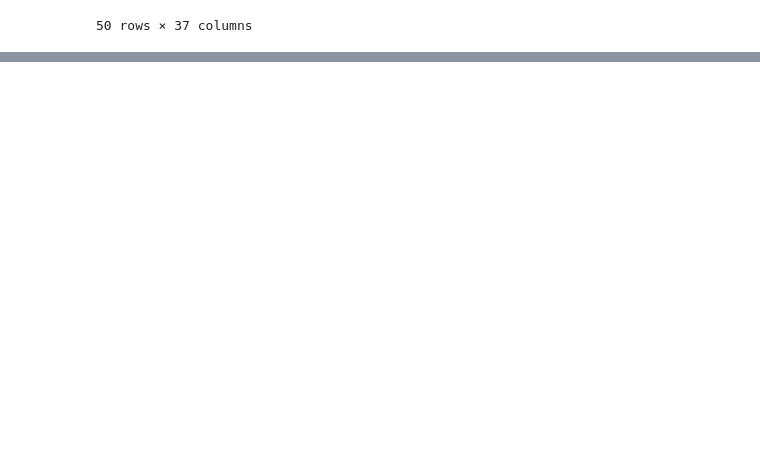
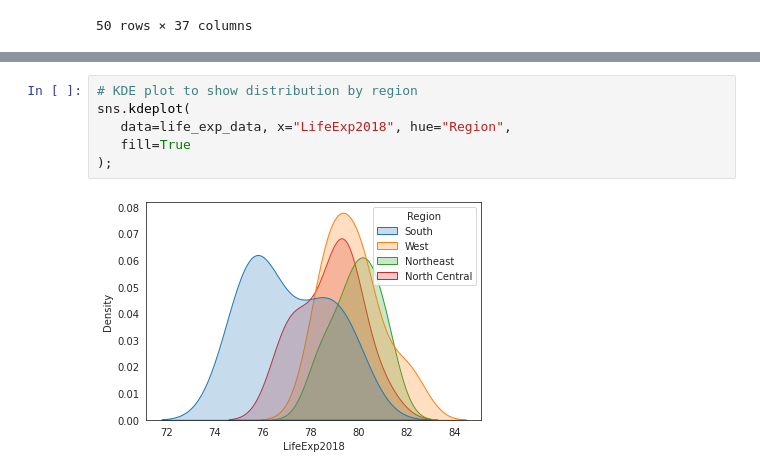
Before and after one commit to pallabee/Demographic-Data-Analysis, a Jupyter notebook: visualize_distributions.ipynb, the cells around one changed output, grey strips where cells are left out. Drawn from its saved outputs; the diff is of its cells as text; blank space fills up the shorter version.

```diff
--- a/visualize_distributions.ipynb
+++ b/visualize_distributions.ipynb
@@ -128,0 +99,8 @@ plt.clf()
+# %%
+# KDE plot to show distribution by region
+sns.kdeplot(
+   data=life_exp_data, x="LifeExp2018", hue="Region",
+   fill=True
+);
+# %% [output]
+[figure, added]
```
Also changed, not shown: parts of 18 cells of this notebook.
